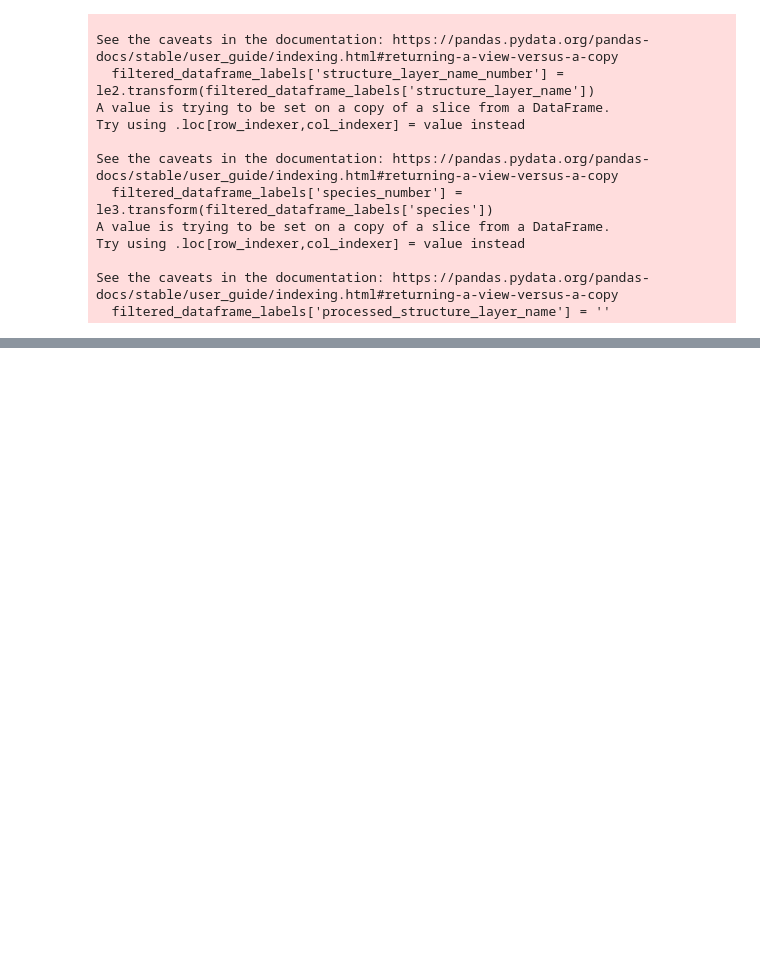
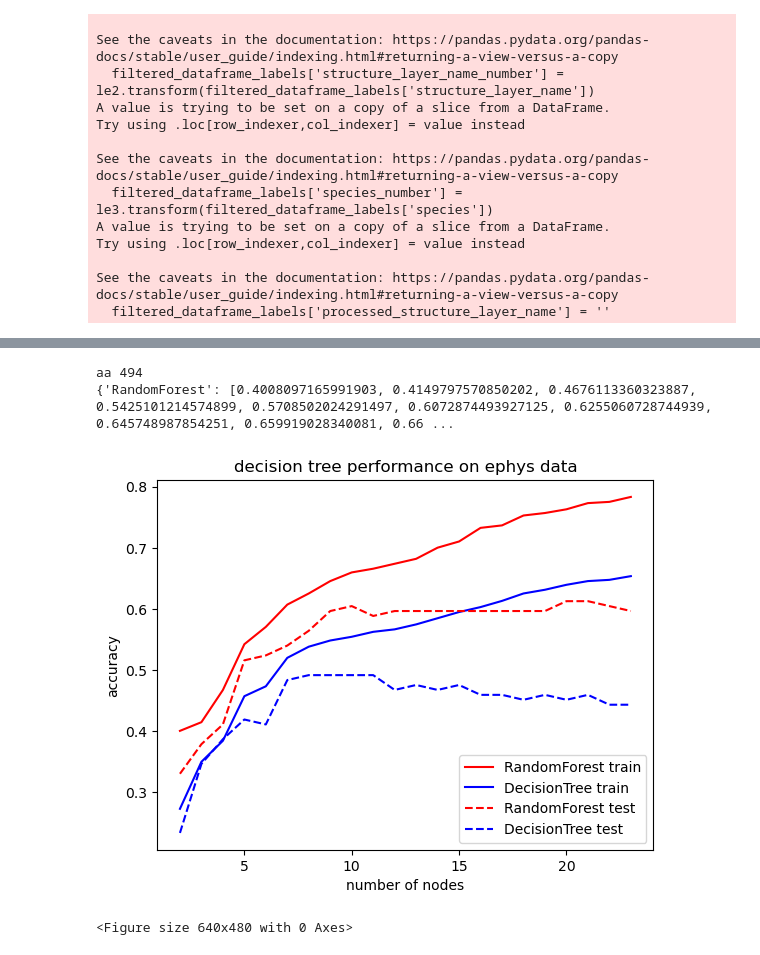
Before and after one commit to lynnha577/cell_classification, a Jupyter notebook: scripts/Random_Forest.ipynb, the cells around one changed output, grey strips where cells are left out. Saved outputs shown, nothing was run; the diff lists cells and outputs as text; code cells hidden in the pictures; blank space fills up the shorter version.

```diff
--- a/scripts/Random_Forest.ipynb
+++ b/scripts/Random_Forest.ipynb
@@ -86,0 +153,12 @@ InvalidParameterError: The 'y_pred' parameter of confusion_matrix must be an arr
+# %%
+from decisionTree import plot_acc
+Y = full_dataframe["merged_labels"]
+labelName = "merged_labels"
+classifiers = ["RandomForest", "DecisionTree"]
+max_nodes = 24
+plot_acc(X, Y, labelName, classifiers, max_nodes)
+# %% [output]
+aa 494
+{'RandomForest': [0.4008097165991903, 0.4149797570850202, 0.4676113360323887, 0.5425101214574899, 0.5708502024291497, 0.6072874493927125, 0.6255060728744939, 0.645748987854251, 0.659919028340081, 0.66 ...
+[figure, added]
+<Figure size 640x480 with 0 Axes>
```
Also changed, not shown: parts of 8 cells of this notebook, 5 other files.
